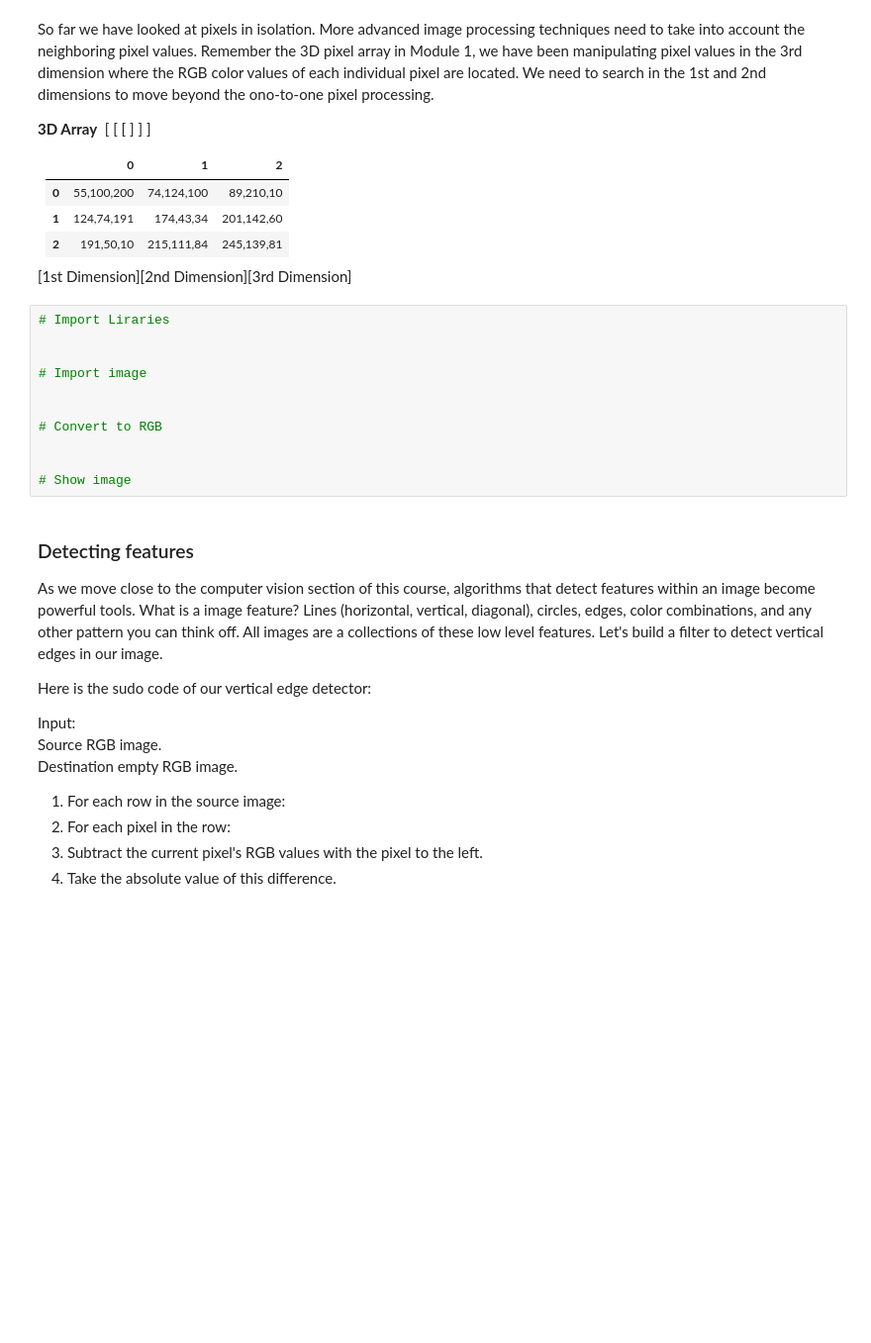
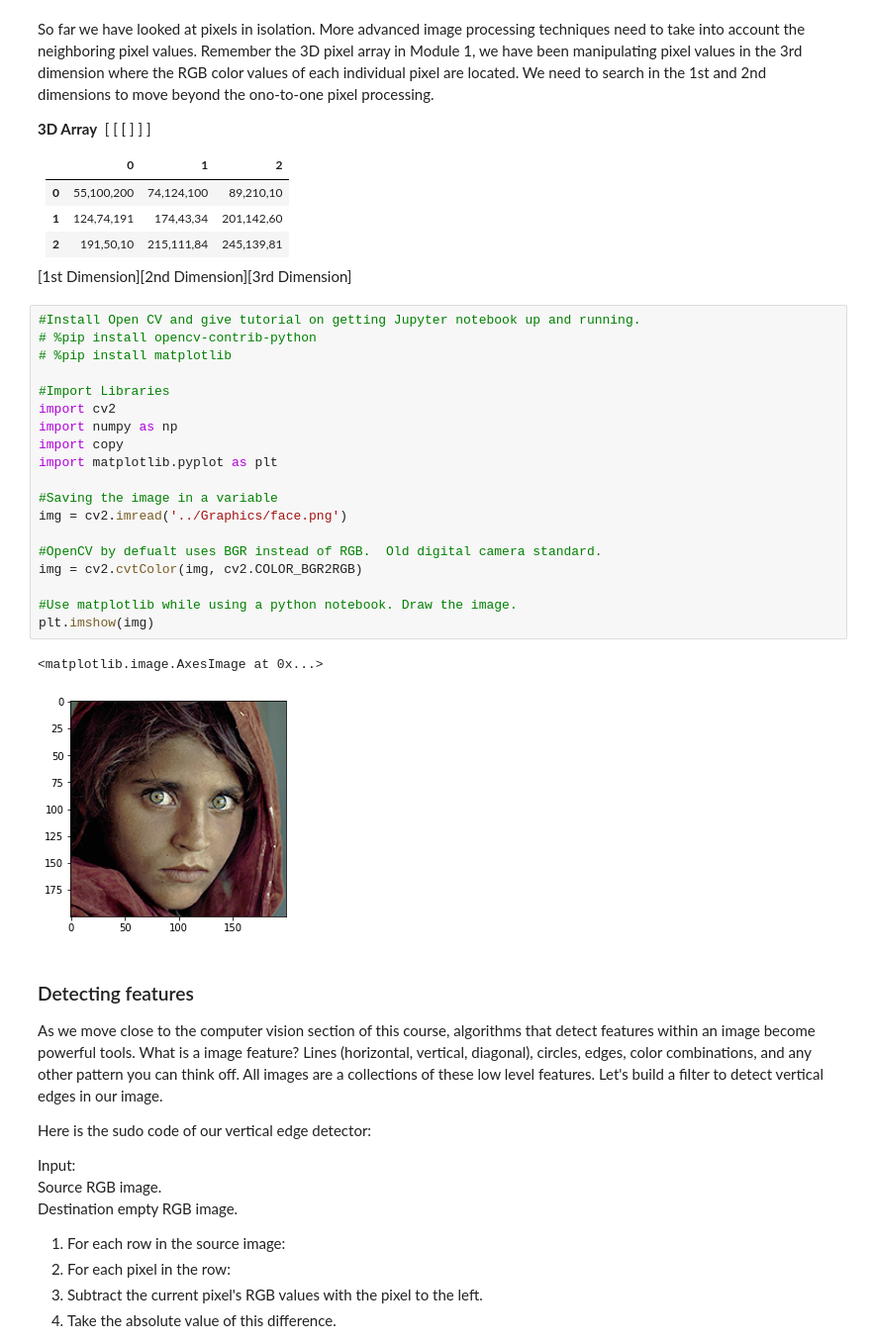
Before and after one commit to currymike123/ComputerVision, a Jupyter notebook: Module2/Module2a_noCode.ipynb, the cells around one changed output. Shown at 99% size. Cells and saved outputs as stored; diff of their text form; blank space fills up the shorter version.

```diff
--- a/Module2/Module2a_noCode.ipynb
+++ b/Module2/Module2a_noCode.ipynb
@@ -15,17 +15,28 @@ So far we have looked at pixels in isolation.  More advanced image processing te
 
 
 [1st Dimension][2nd Dimension][3rd Dimension]
-# %%
-# Import Liraries
-
-
-# Import image
-
-
-# Convert to RGB
-
-
-# Show image
+# %%
+#Install Open CV and give tutorial on getting Jupyter notebook up and running.
+# %pip install opencv-contrib-python
+# %pip install matplotlib
+
+#Import Libraries
+import cv2
+import numpy as np
+import copy
+import matplotlib.pyplot as plt
+
+#Saving the image in a variable
+img = cv2.imread('../Graphics/face.png')
+
+#OpenCV by defualt uses BGR instead of RGB.  Old digital camera standard.
+img = cv2.cvtColor(img, cv2.COLOR_BGR2RGB)
+
+#Use matplotlib while using a python notebook. Draw the image.
+plt.imshow(img)
+# %% [output]
+<matplotlib.image.AxesImage at 0x...>
+[figure, added]
 # %% [markdown]
 ### Detecting features
 
```
Also changed, not shown: parts of 8 cells of this notebook, 45 other files.
